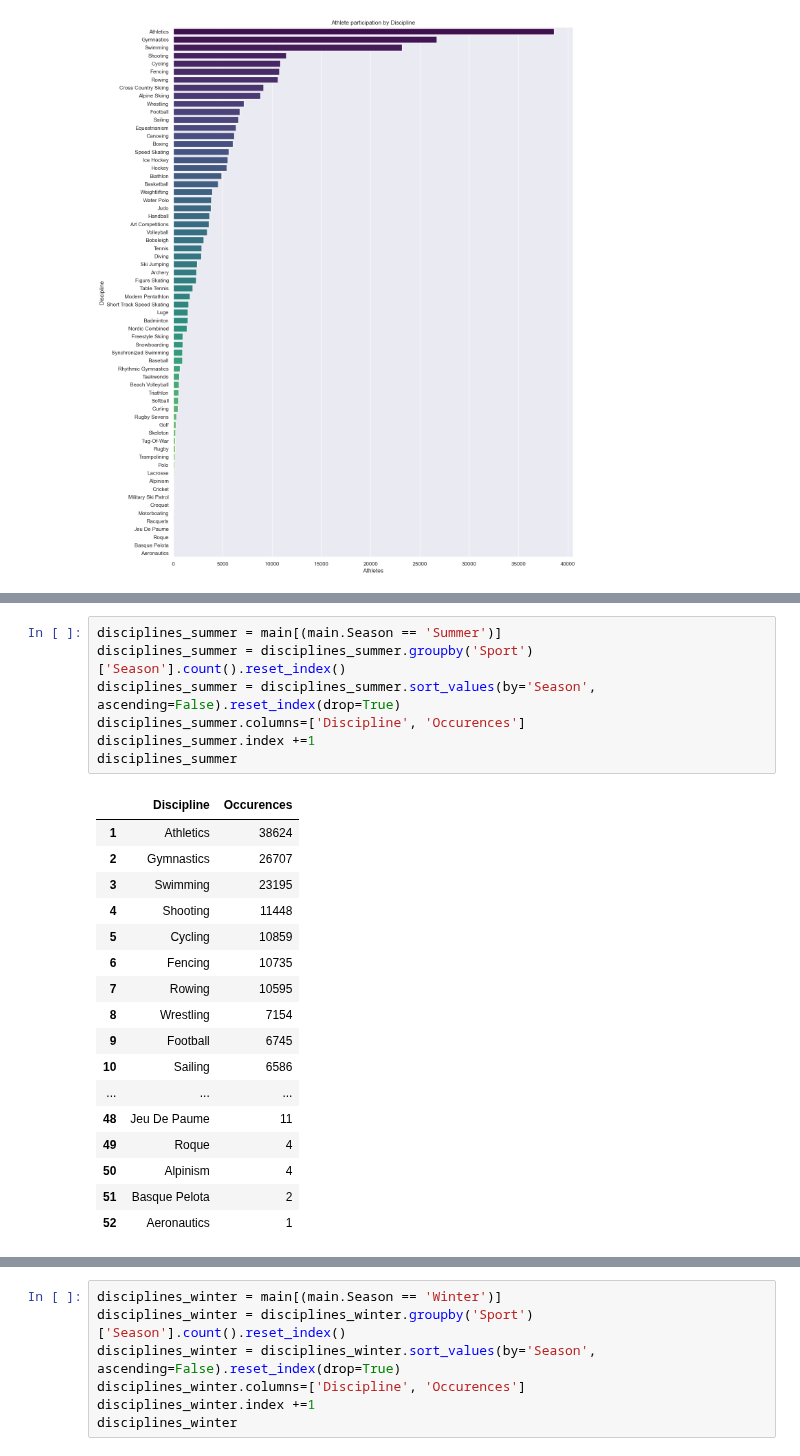
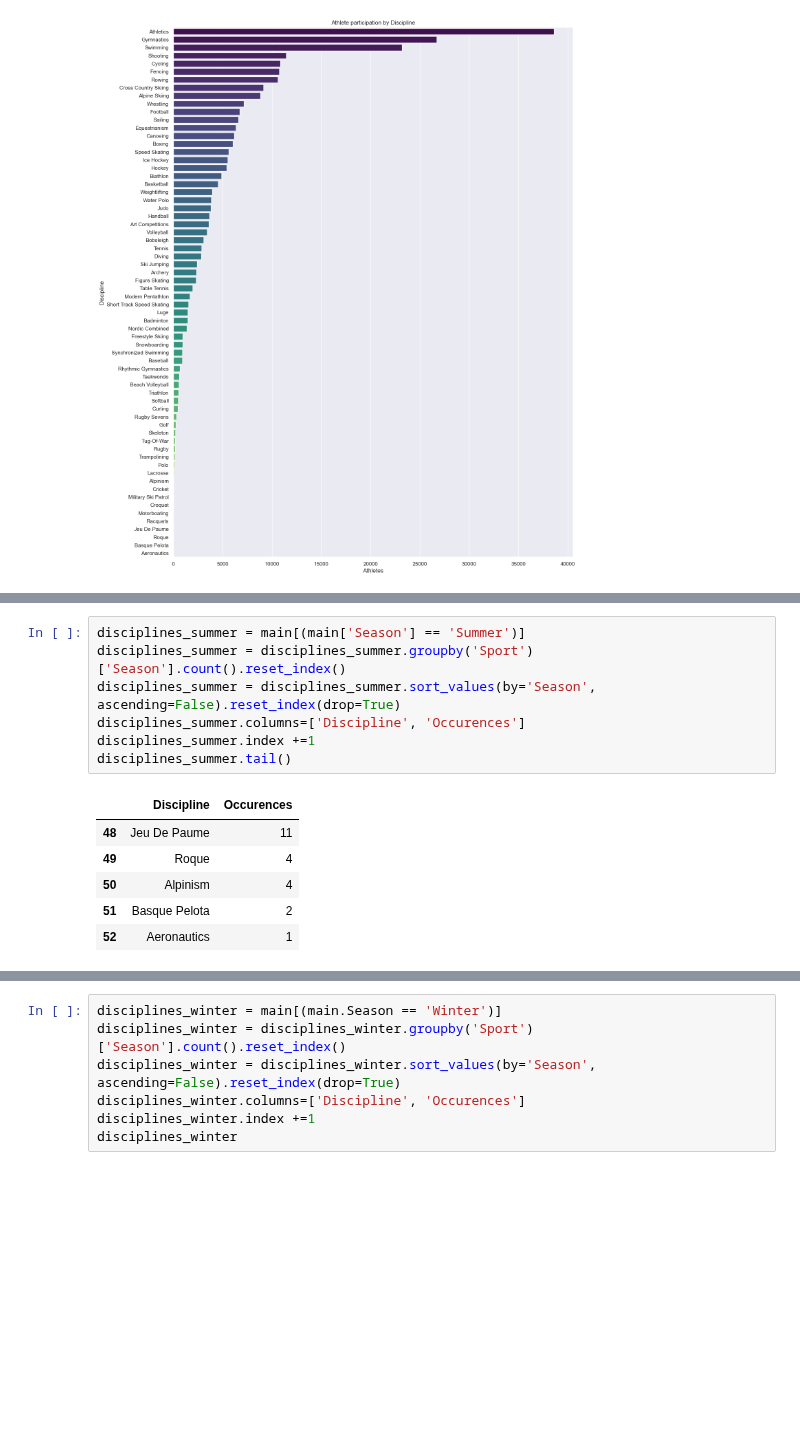
Before and after one commit to kilciukas/Olympic_dataset_exploration, a Jupyter notebook: Notebook_v2/Olimpines_notebook_v2.ipynb, the cells around one changed output, grey strips where cells are left out. Saved outputs shown, nothing was run; the diff lists cells and outputs as text; blank space fills up the shorter version.

```diff
--- a/Notebook_v2/Olimpines_notebook_v2.ipynb
+++ b/Notebook_v2/Olimpines_notebook_v2.ipynb
@@ -181,23 +187,12 @@ pelota
 # %%
-disciplines_summer = main[(main.Season == 'Summer')]
+disciplines_summer = main[(main['Season'] == 'Summer')]
 disciplines_summer = disciplines_summer.groupby('Sport')['Season'].count().reset_index()
 disciplines_summer = disciplines_summer.sort_values(by='Season', ascending=False).reset_index(drop=True)
 disciplines_summer.columns=['Discipline', 'Occurences']
 disciplines_summer.index +=1
-disciplines_summer
+disciplines_summer.tail()
 # %% [output]
 |  | Discipline | Occurences |
-| 1 | Athletics | 38624 |
-| 2 | Gymnastics | 26707 |
-| 3 | Swimming | 23195 |
-| 4 | Shooting | 11448 |
-| 5 | Cycling | 10859 |
-| 6 | Fencing | 10735 |
-| 7 | Rowing | 10595 |
-| 8 | Wrestling | 7154 |
-| 9 | Football | 6745 |
-| 10 | Sailing | 6586 |
-| ... | ... | ... |
 | 48 | Jeu De Paume | 11 |
 | 49 | Roque | 4 |
 | 50 | Alpinism | 4 |
```
Also changed, not shown: parts of 9 cells of this notebook.
